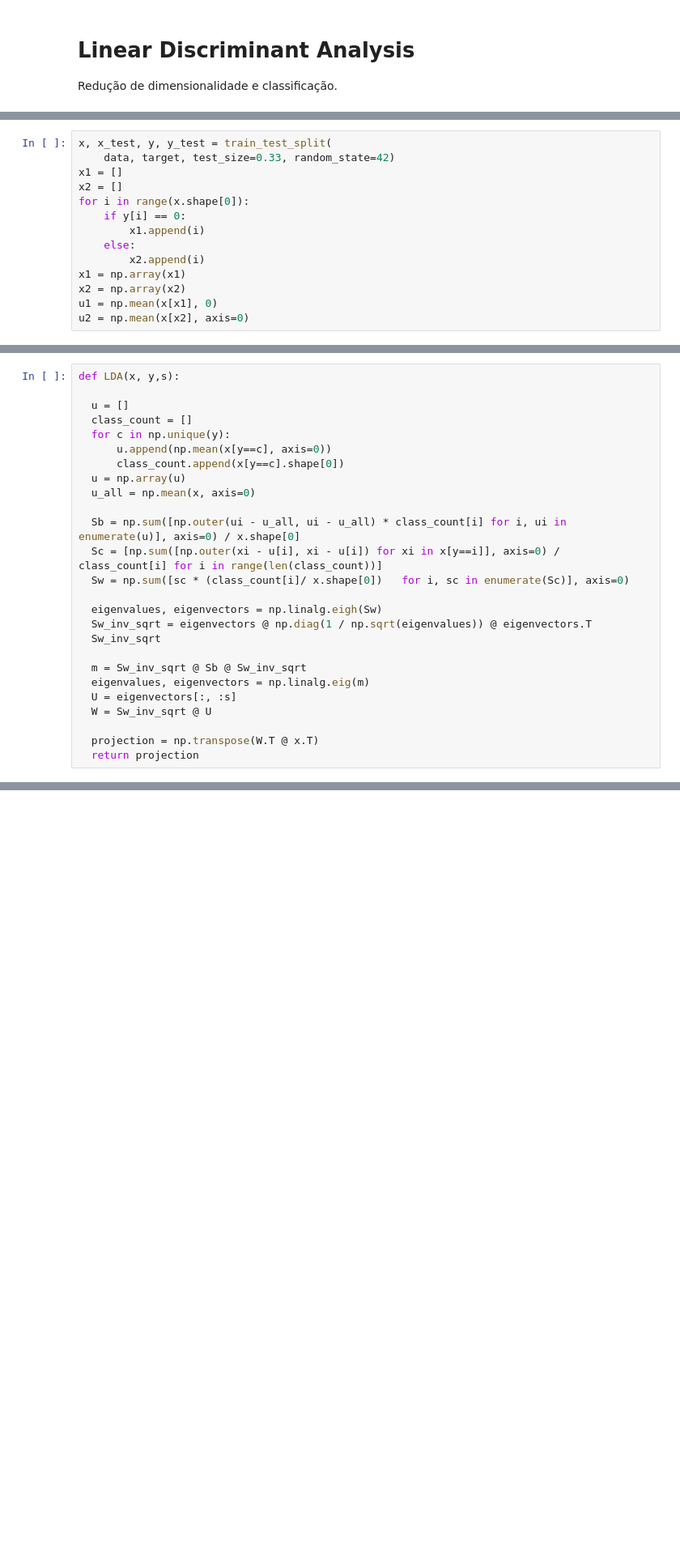
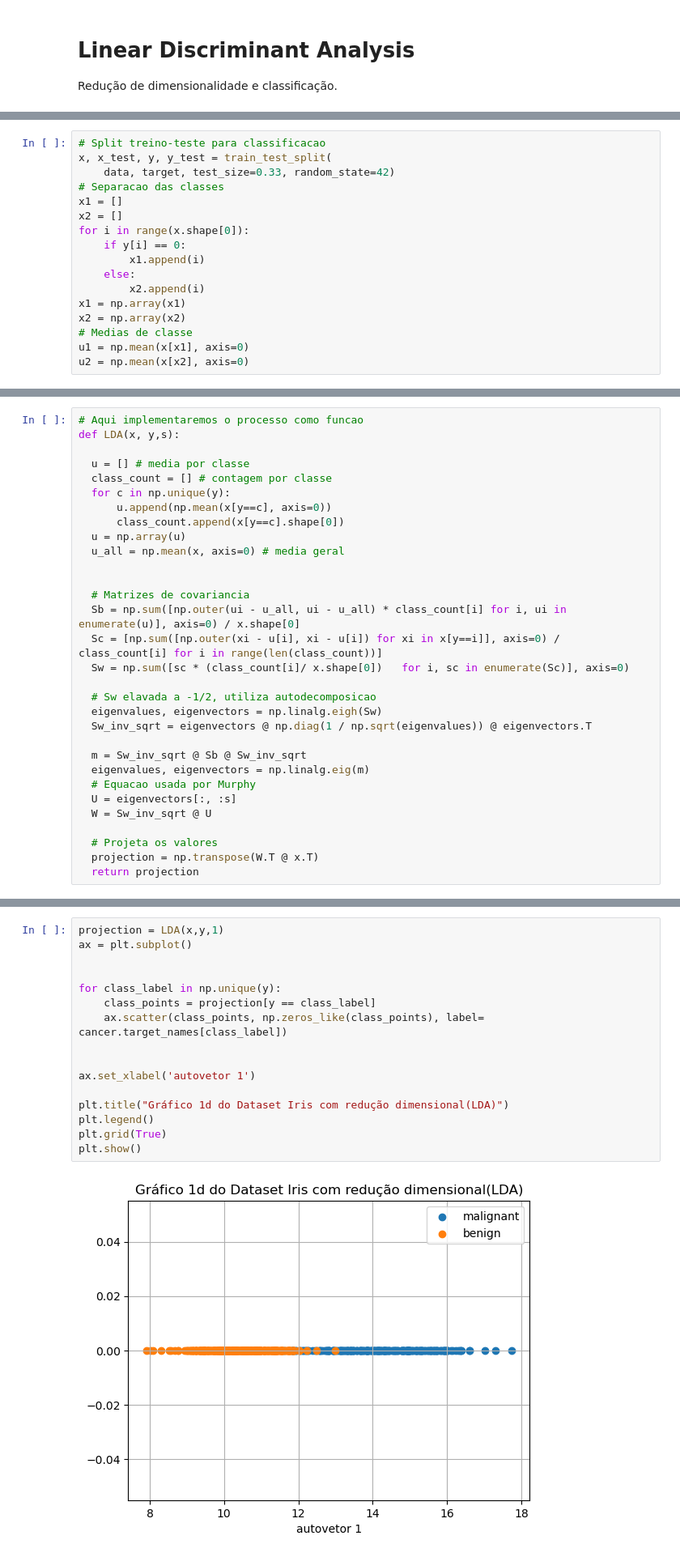
Before and after one commit to FelipeCarneiroMachado/Linear-Discriminant-Analysis, a Jupyter notebook: graficos.ipynb, the cells around one changed output, grey strips where cells are left out. Shown: that part at 81% size. Cells and saved outputs as stored; diff of their text form; blank space fills up the shorter version.

```diff
--- a/graficos.ipynb
+++ b/graficos.ipynb
@@ -49,6 +84,8 @@ plt.show()
 # %%
+# Split treino-teste para classificacao
 x, x_test, y, y_test = train_test_split(
     data, target, test_size=0.33, random_state=42)
+# Separacao das classes
 x1 = []
 x2 = []
 for i in range(x.shape[0]):
@@ -58,6 +95,7 @@ for i in range(x.shape[0]):
         x2.append(i)
 x1 = np.array(x1)
 x2 = np.array(x2)
-u1 = np.mean(x[x1], 0)
+# Medias de classe
+u1 = np.mean(x[x1], axis=0)
 u2 = np.mean(x[x2], axis=0)
 # %%
@@ -104,26 +210,31 @@ print(hitrate)
 # %%
+# Aqui implementaremos o processo como funcao
 def LDA(x, y,s):
 
-  u = []
-  class_count = []
+  u = [] # media por classe
+  class_count = [] # contagem por classe
   for c in np.unique(y):
       u.append(np.mean(x[y==c], axis=0))
       class_count.append(x[y==c].shape[0])
   u = np.array(u)
-  u_all = np.mean(x, axis=0)
+  u_all = np.mean(x, axis=0) # media geral
 
+
+  # Matrizes de covariancia
   Sb = np.sum([np.outer(ui - u_all, ui - u_all) * class_count[i] for i, ui in enumerate(u)], axis=0) / x.shape[0]
   Sc = [np.sum([np.outer(xi - u[i], xi - u[i]) for xi in x[y==i]], axis=0) / class_count[i] for i in range(len(class_count))]
   Sw = np.sum([sc * (class_count[i]/ x.shape[0])   for i, sc in enumerate(Sc)], axis=0)
 
+  # Sw elavada a -1/2, utiliza autodecomposicao
   eigenvalues, eigenvectors = np.linalg.eigh(Sw)
   Sw_inv_sqrt = eigenvectors @ np.diag(1 / np.sqrt(eigenvalues)) @ eigenvectors.T
-  Sw_inv_sqrt
 
   m = Sw_inv_sqrt @ Sb @ Sw_inv_sqrt
   eigenvalues, eigenvectors = np.linalg.eig(m)
+  # Equacao usada por Murphy
   U = eigenvectors[:, :s]
   W = Sw_inv_sqrt @ U
 
+  # Projeta os valores
   projection = np.transpose(W.T @ x.T)
   return projection
@@ -191,0 +309,18 @@ plt.show()
+# %%
+projection = LDA(x,y,1)
+ax = plt.subplot()
+
+
+for class_label in np.unique(y):
+    class_points = projection[y == class_label]
+    ax.scatter(class_points, np.zeros_like(class_points), label= cancer.target_names[class_label])
+
+
+ax.set_xlabel('autovetor 1')
+
+plt.title("Gráfico 1d do Dataset Iris com redução dimensional(LDA)")
+plt.legend()
+plt.grid(True)
+plt.show()
+# %% [output]
+[figure, added]
```
Also changed, not shown: parts of 16 cells of this notebook.
